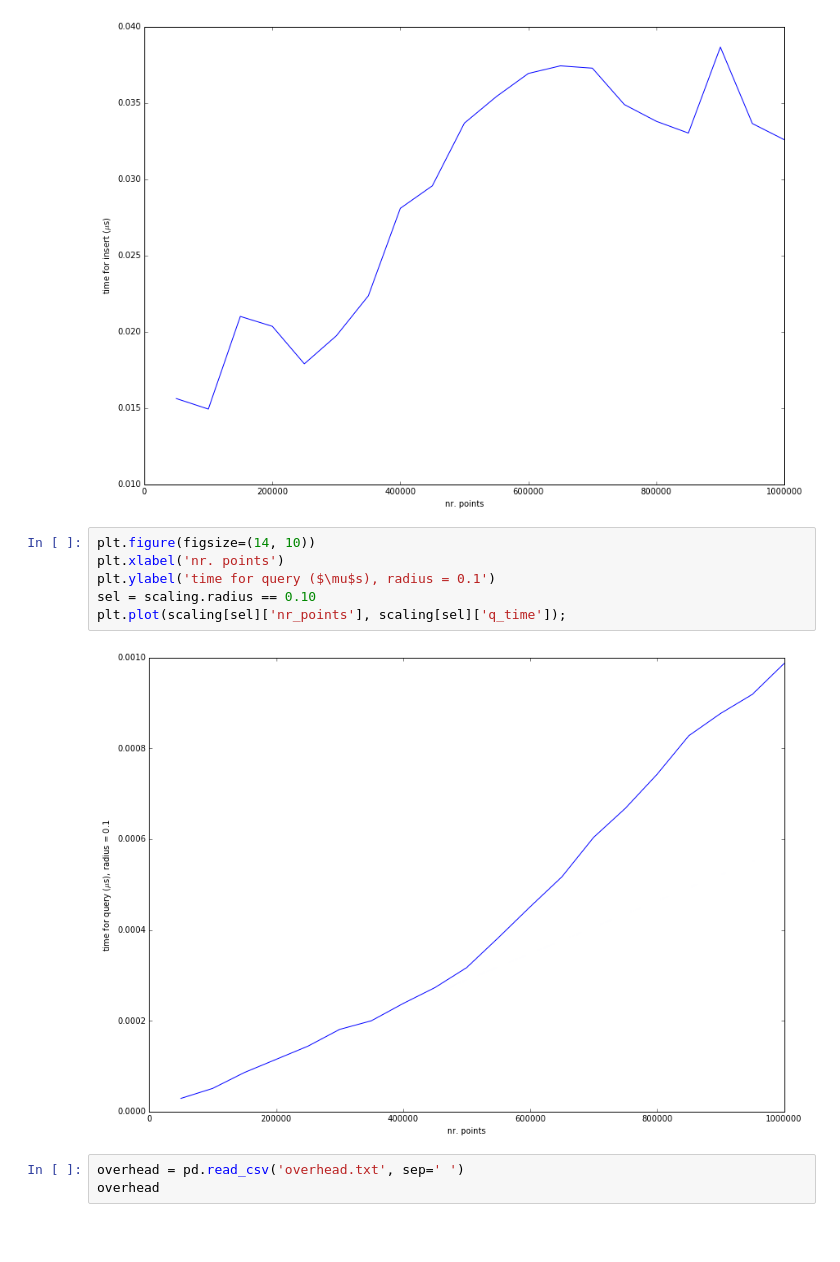
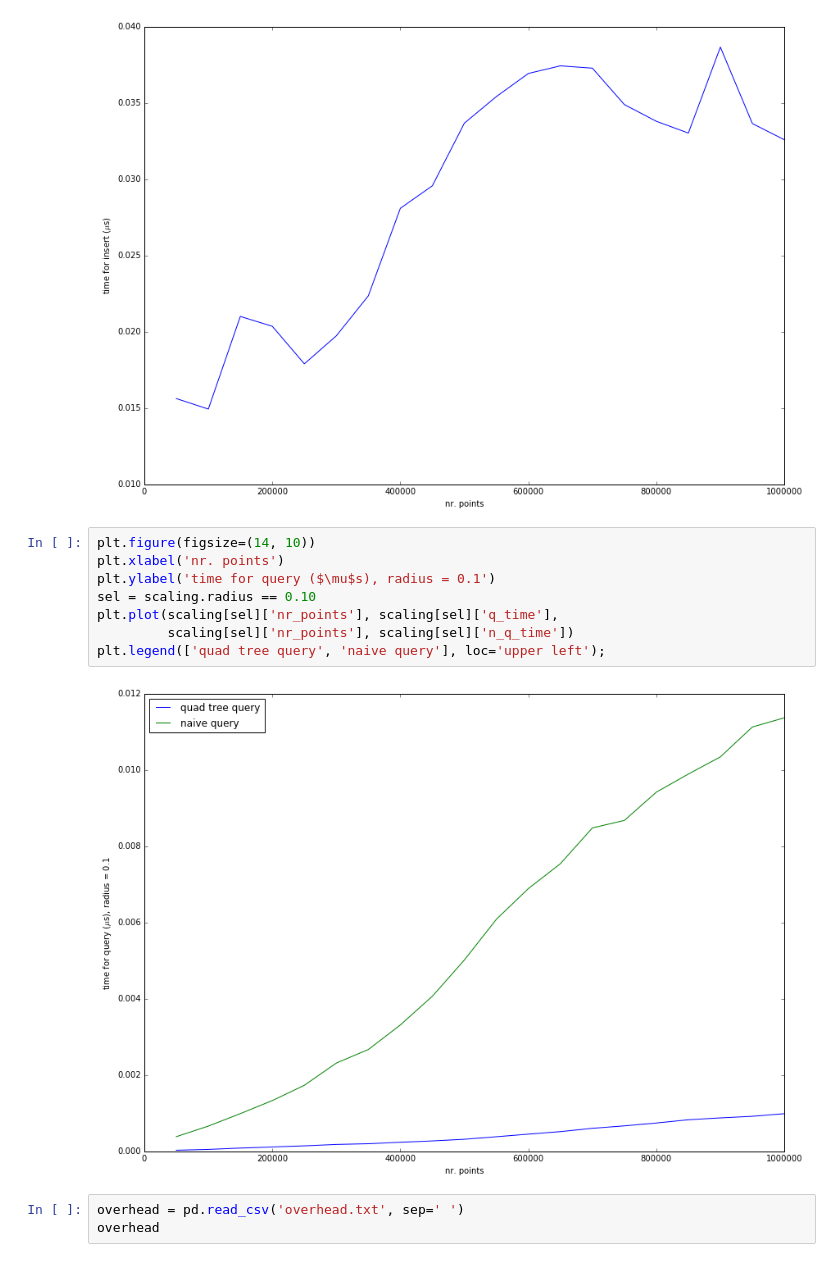
Before and after one commit to gjbex/training-material, a Jupyter notebook: C/Tree_2k/benchmark/scaling_overhead.ipynb, the cells around one changed output. Drawn from its saved outputs; the diff is of its cells as text; blank space fills up the shorter version.

Commit message:
Added plots showing absolute timings

```diff
--- a/C/Tree_2k/benchmark/scaling_overhead.ipynb
+++ b/C/Tree_2k/benchmark/scaling_overhead.ipynb
@@ -55,11 +55,13 @@ plt.plot(scaling['nr_points'], scaling['i_time']);
 # %%
 plt.figure(figsize=(14, 10))
 plt.xlabel('nr. points')
 plt.ylabel('time for query ($\mu$s), radius = 0.1')
 sel = scaling.radius == 0.10
-plt.plot(scaling[sel]['nr_points'], scaling[sel]['q_time']);
+plt.plot(scaling[sel]['nr_points'], scaling[sel]['q_time'],
+         scaling[sel]['nr_points'], scaling[sel]['n_q_time'])
+plt.legend(['quad tree query', 'naive query'], loc='upper left');
 # %% [output]
-[figure, old version]
+[figure, new version]
 # %%
 overhead = pd.read_csv('overhead.txt', sep=' ')
 overhead
```
